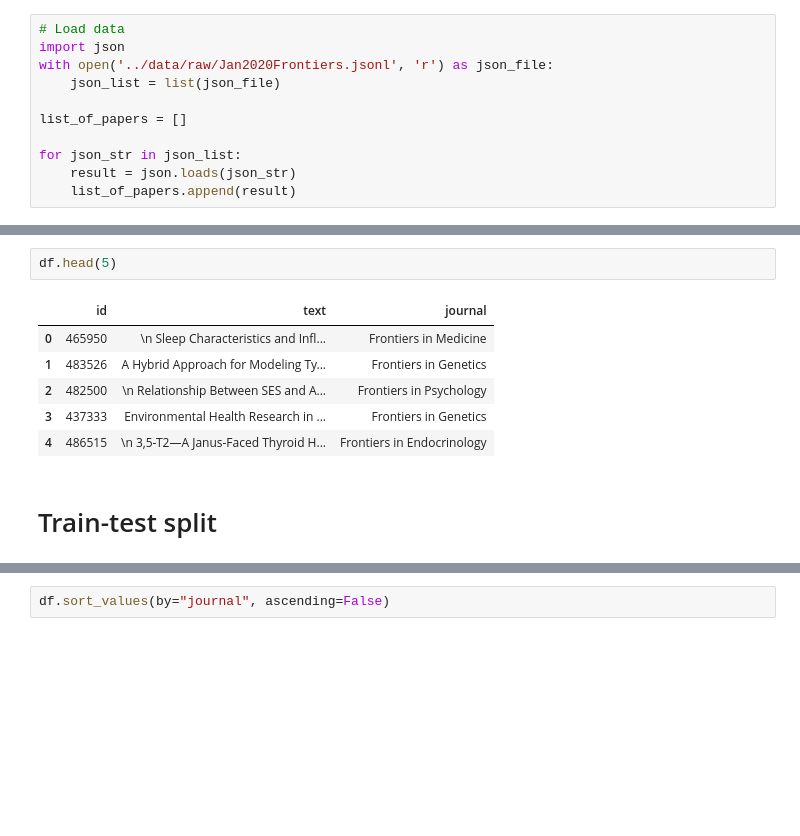
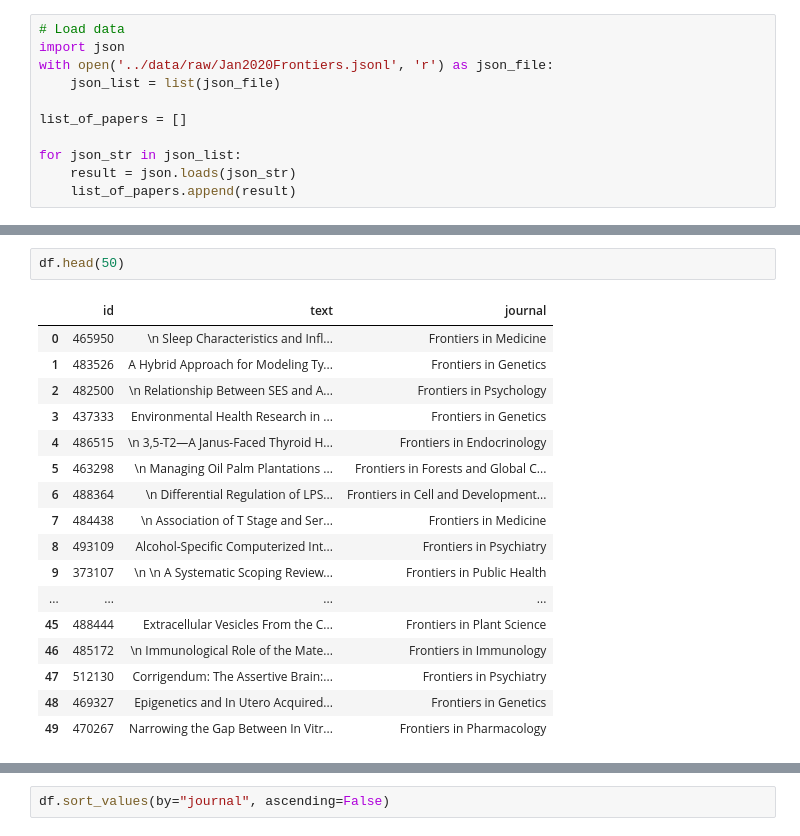
Before and after one commit to opertifelipe/frontiers, a Jupyter notebook: notebooks/Exploration.ipynb, the cells around one changed output, grey strips where cells are left out. Cells and saved outputs as stored; diff of their text form; blank space fills up the shorter version.

```diff
--- a/notebooks/Exploration.ipynb
+++ b/notebooks/Exploration.ipynb
@@ -30,11 +30,20 @@ df = load_data()
 # %%
-df.head(5)
+df.head(50)
 # %% [output]
 |  | id | text | journal |
 | 0 | 465950 | \n Sleep Characteristics and Infl... | Frontiers in Medicine |
 | 1 | 483526 | A Hybrid Approach for Modeling Ty... | Frontiers in Genetics |
 | 2 | 482500 | \n Relationship Between SES and A... | Frontiers in Psychology |
 | 3 | 437333 | Environmental Health Research in ... | Frontiers in Genetics |
 | 4 | 486515 | \n 3,5-T2—A Janus-Faced Thyroid H... | Frontiers in Endocrinology |
+| 5 | 463298 | \n Managing Oil Palm Plantations ... | Frontiers in Forests and Global C... |
+| 6 | 488364 | \n Differential Regulation of LPS... | Frontiers in Cell and Development... |
+| 7 | 484438 | \n Association of T Stage and Ser... | Frontiers in Medicine |
+| 8 | 493109 | Alcohol-Specific Computerized Int... | Frontiers in Psychiatry |
+| 9 | 373107 | \n \n A Systematic Scoping Review... | Frontiers in Public Health |
+| ... | ... | ... | ... |
+| 45 | 488444 | Extracellular Vesicles From the C... | Frontiers in Plant Science |
+| 46 | 485172 | \n Immunological Role of the Mate... | Frontiers in Immunology |
+| 47 | 512130 | Corrigendum: The Assertive Brain:... | Frontiers in Psychiatry |
+| 48 | 469327 | Epigenetics and In Utero Acquired... | Frontiers in Genetics |
+| 49 | 470267 | Narrowing the Gap Between In Vitr... | Frontiers in Pharmacology |
-# %% [markdown]
-# Train-test split
```
Also changed, not shown: parts of 15 cells of this notebook.
